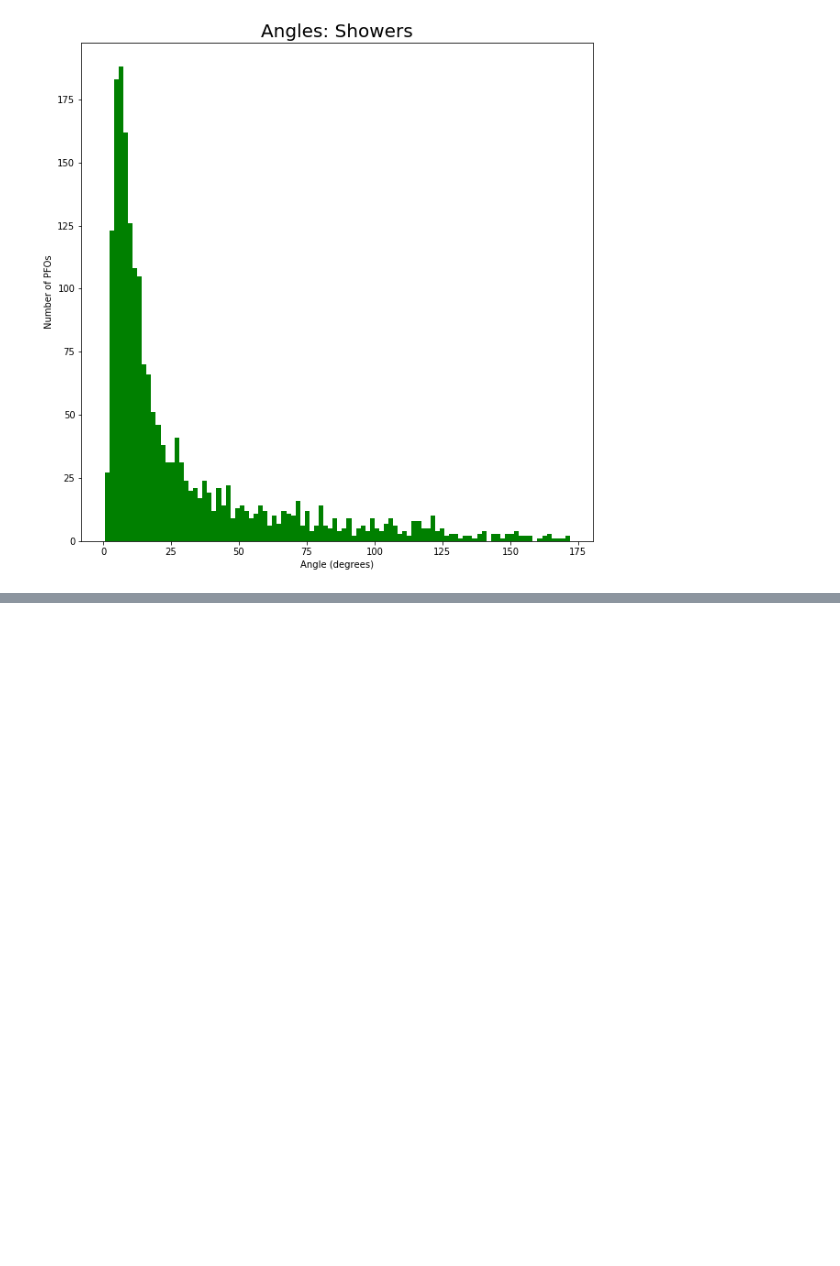
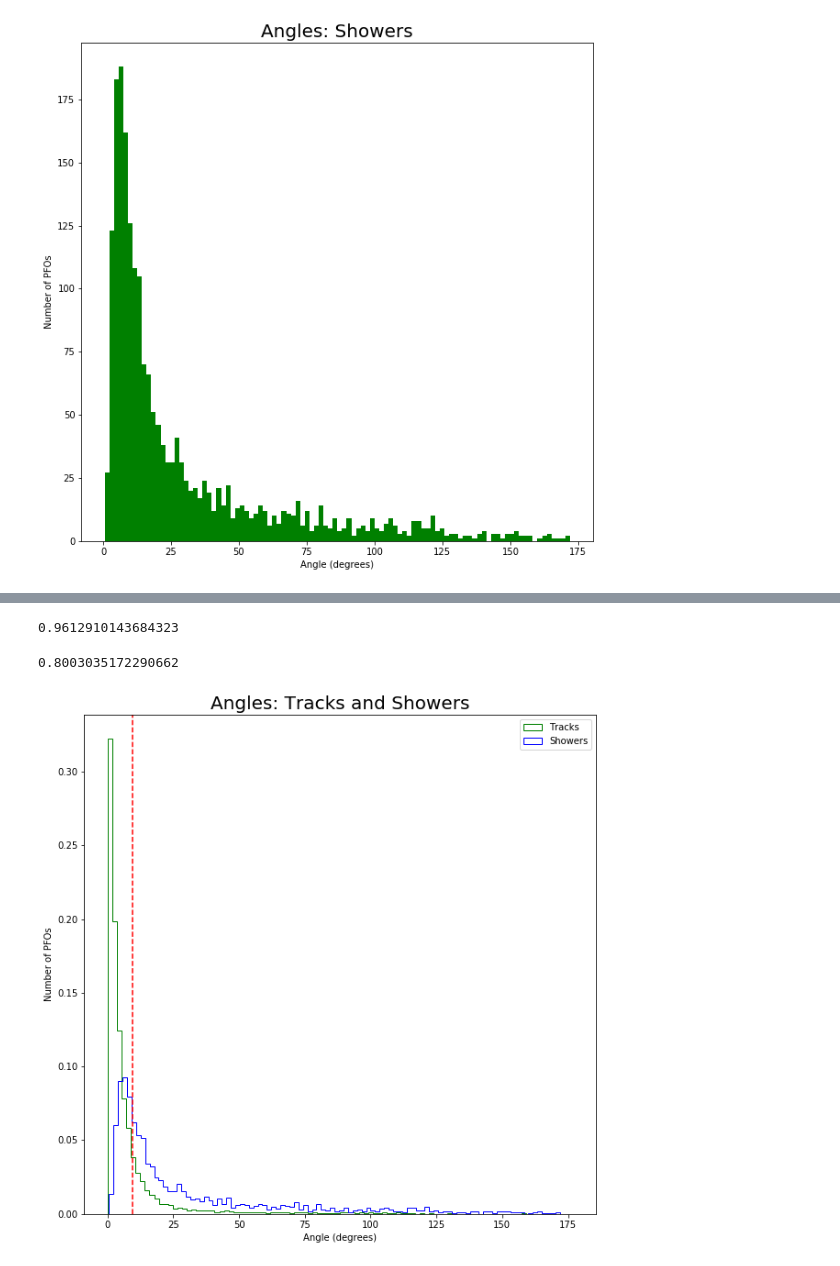
Before and after one commit to rxavier99/PX402-Neutrino-Project, a Jupyter notebook: Angles - FINALISED.ipynb, the cells around one changed output, grey strips where cells are left out. Saved outputs shown, nothing was run; the diff lists cells and outputs as text; code cells hidden in the pictures; blank space fills up the shorter version.

```diff
--- a/Angles - FINALISED.ipynb
+++ b/Angles - FINALISED.ipynb
@@ -290,0 +357,22 @@ plt.show()
+# %%
+purity[48]
+# %% [output]
+0.9612910143684323
+# %%
+completeness[48]
+# %% [output]
+0.8003035172290662
+# %%
+fig = plt.figure(1, figsize=(10, 10))
+plt.hist(av_theta_tracks, 100, weights = weight_tracks, color = 'g', histtype = u'step', label = 'Tracks')
+plt.hist(av_theta_showers, 100, weights = weight_showers, color = 'b', histtype = u'step', label = 'Showers')
+plt.title('Angles: Tracks and Showers', fontsize = 20)
+plt.xlabel('Angle (degrees)')
+plt.ylabel('Number of PFOs')
+plt.axvline(x=9.607500000000002, linestyle = 'dashed', color = 'r')
+
+plt.legend()
+
+plt.show()
+# %% [output]
+[figure, added]
```
Also changed, not shown: parts of 16 cells of this notebook.
